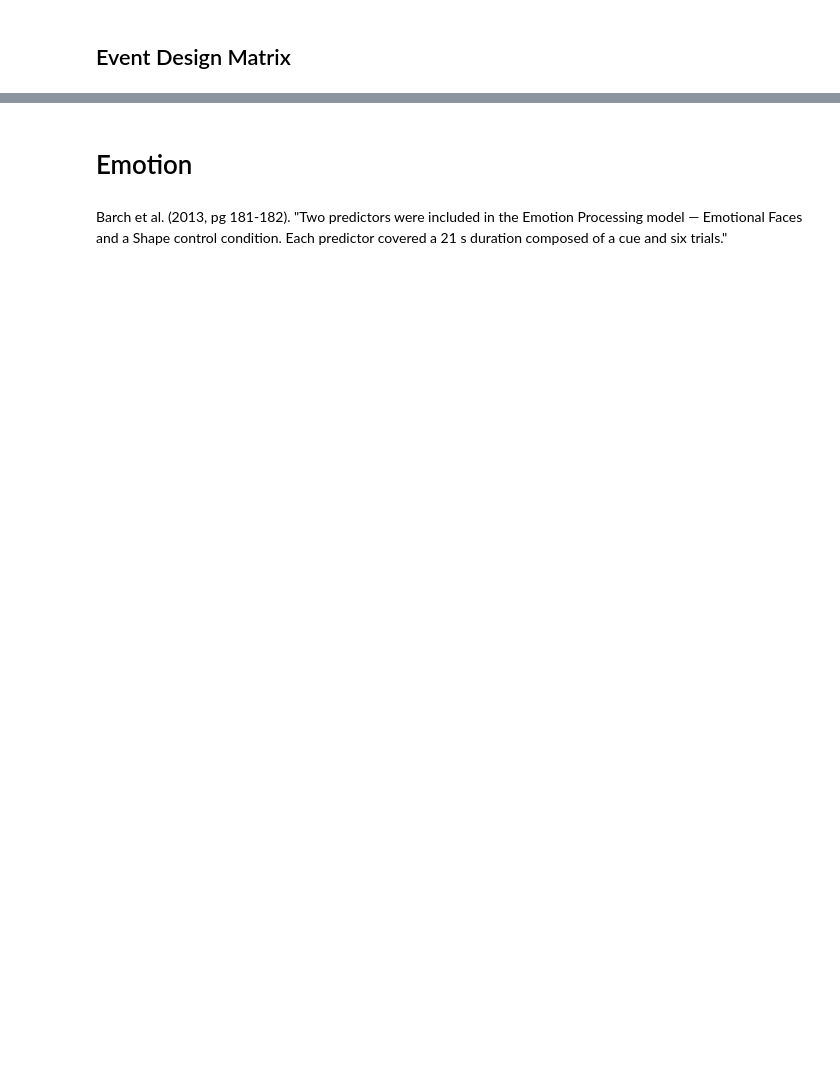
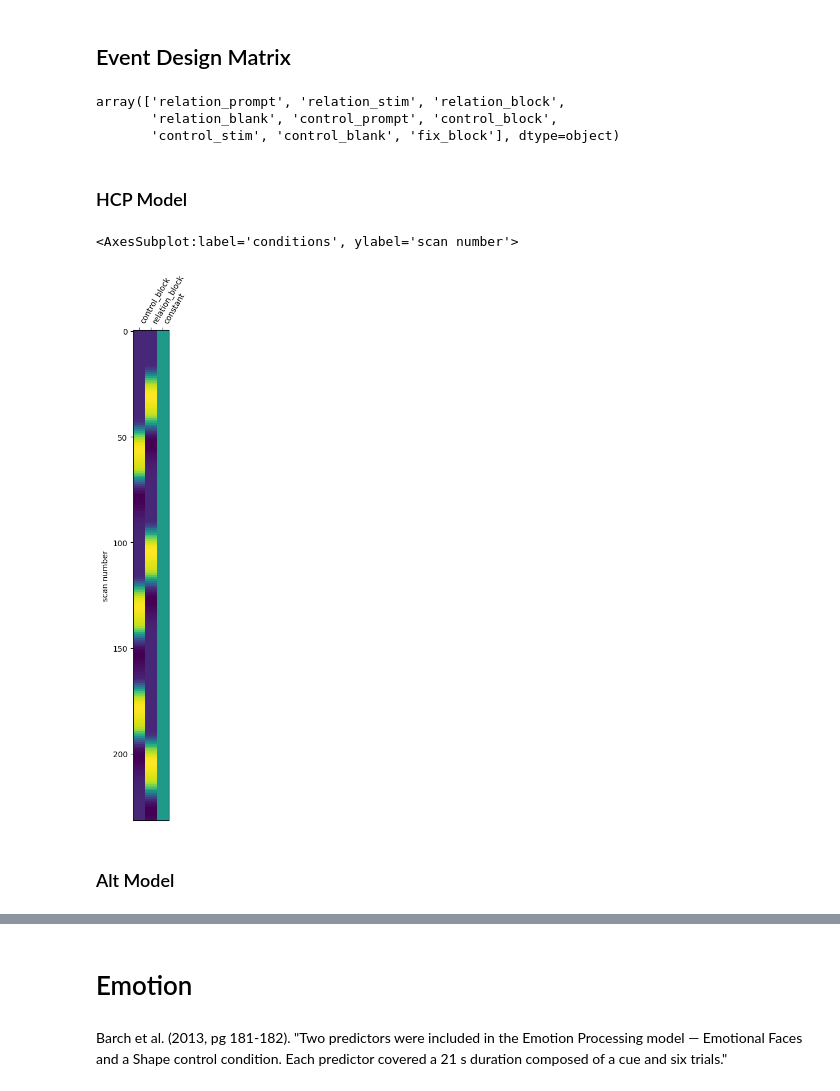
Before and after one commit to demidenm/hcpya_preprocess, a Jupyter notebook: scripts/taskbold/pilot_bold-models.ipynb, the cells around one changed output, grey strips where cells are left out. Cells and saved outputs as stored; diff of their text form; code cells hidden in the pictures; blank space fills up the shorter version.

Commit message:
notebook expanded 1st lvl models

```diff
--- a/scripts/taskbold/pilot_bold-models.ipynb
+++ b/scripts/taskbold/pilot_bold-models.ipynb
@@ -445,8 +447,30 @@ display(SVG(filename=task_img))
 # %% [markdown]
 ## Event Design Matrix
 # %%
-numvols = 176
+numvols = 232
 boldtr = .720
-run = 'run-1'
+run = 'run-2'
 event_path = sorted(Path(events_path).rglob(f"sub-{subj_id}_ses-3T_task-{task}_dir-*_{run}_events.tsv"))
 event_df = pd.read_csv(event_path[0], sep = '\t')
+event_df['trial_type'].unique()
+# %% [output]
+array(['relation_prompt', 'relation_stim', 'relation_block',
+       'relation_blank', 'control_prompt', 'control_block',
+       'control_stim', 'control_blank', 'fix_block'], dtype=object)
+# %% [markdown]
+### HCP Model
+# %%
+include_trialtypes = ['relation_block','control_block']
+eventdf_cpy = event_df[event_df['trial_type'].isin(include_trialtypes)].copy()
+# %%
+designevents_hcp = pd.DataFrame({'trial_type': eventdf_cpy['trial_type'], 'onset': eventdf_cpy['onset'], 'duration': eventdf_cpy['duration']})
+
+frame_times = np.arange(numvols) * boldtr
+
+designmat_hcp = make_first_level_design_matrix(
+        frame_times=frame_times,
+        events=designevents_hcp,
+        hrf_model='spm',
+        drift_model=None,
+        #add_regs=conf_df.filter(regex="^(cosine|trans|rot)").fillna(0) # first volumes have nans, so need to make them zero to avoid error
+        )
@@ -452,0 +480,7 @@ event_df = pd.read_csv(event_path[0], sep = '\t')
+# %%
+plot_design_matrix(designmat_hcp)
+# %% [output]
+<AxesSubplot:label='conditions', ylabel='scan number'>
+[figure, added]
+# %% [markdown]
+### Alt Model
```
Also changed, not shown: parts of 33 cells of this notebook.
